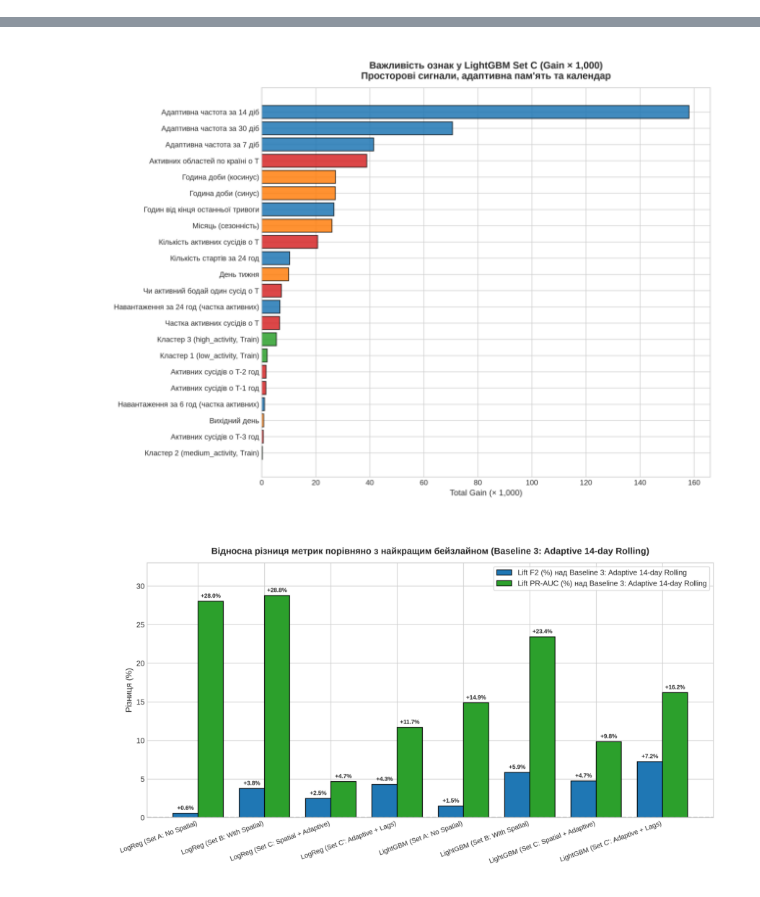
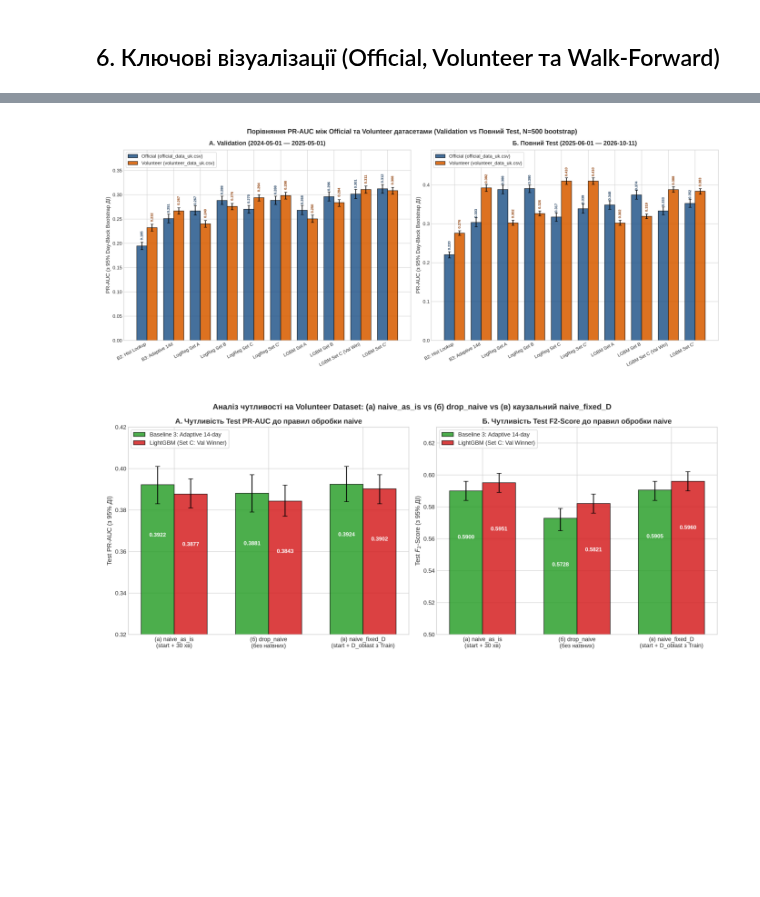
Before and after one commit to Yaroo-a/ukrainian-air-raid-sirens-analysis, a Jupyter notebook: notebooks/05_ml_forecasting_experiment.ipynb, the cells around one changed output, grey strips where cells are left out. Drawn from its saved outputs; the diff is of its cells as text; code cells hidden in the pictures; blank space fills up the shorter version.

```diff
--- a/notebooks/05_ml_forecasting_experiment.ipynb
+++ b/notebooks/05_ml_forecasting_experiment.ipynb
@@ -14,14 +16,26 @@ import matplotlib.pyplot as plt
 import matplotlib.image as mpimg
 from pathlib import Path
 
-reports_dir = Path("../reports/official")
-val_df = pd.read_csv(reports_dir / "ml_validation_benchmark.csv")
-test_df = pd.read_csv(reports_dir / "ml_models_benchmark.csv")
-pre_df = pd.read_csv(reports_dir / "ml_test_pre_aug2025_benchmark.csv")
-post_df = pd.read_csv(reports_dir / "ml_test_post_aug2025_benchmark.csv")
-rec_df = pd.read_csv(reports_dir / "ml_recent_60d_benchmark.csv")
-shift_df = pd.read_csv(reports_dir / "feature_shift_summary.csv")
-shift_sub_df = pd.read_csv(reports_dir / "feature_shift_test_subperiods.csv")
-imp_df = pd.read_csv(reports_dir / "feature_importance_lightgbm.csv")
-details = json.loads((reports_dir / "test_evaluation_details.json").read_text(encoding="utf-8"))
+off_dir = Path("../reports/official")
+vol_dir = Path("../reports/volunteer")
+comp_dir = Path("../reports/comparison")
+
+val_off = pd.read_csv(off_dir / "ml_validation_benchmark.csv")
+test_off = pd.read_csv(off_dir / "ml_models_benchmark.csv")
+pre_off = pd.read_csv(off_dir / "ml_test_pre_aug2025_benchmark.csv")
+post_off = pd.read_csv(off_dir / "ml_test_post_aug2025_benchmark.csv")
+rec_off = pd.read_csv(off_dir / "ml_recent_60d_benchmark.csv")
+
+val_vol = pd.read_csv(vol_dir / "volunteer_ml_validation_benchmark.csv")
+test_vol = pd.read_csv(vol_dir / "volunteer_ml_models_benchmark.csv")
+rec_vol = pd.read_csv(vol_dir / "volunteer_ml_recent_60d_benchmark.csv")
+sens_vol = pd.read_csv(vol_dir / "volunteer_naive_sensitivity.csv")
+
+wf_off_full = pd.read_csv(off_dir / "walk_forward_overall_benchmark.csv")
+wf_off_rec = pd.read_csv(off_dir / "walk_forward_recent_60d_benchmark.csv")
+wf_off_m = pd.read_csv(off_dir / "walk_forward_monthly_metrics.csv")
+
+wf_vol_full = pd.read_csv(vol_dir / "volunteer_walk_forward_overall_benchmark.csv")
+wf_vol_rec = pd.read_csv(vol_dir / "volunteer_walk_forward_recent_60d_benchmark.csv")
+wf_vol_m = pd.read_csv(vol_dir / "volunteer_walk_forward_monthly_metrics.csv")
 # %% [markdown]
@@ -225,8 +276,15 @@ display(pd.DataFrame(details["paired_day_bootstrap_500_recent_60d"]).T)
+# %% [markdown]
+## 6. Ключові візуалізації (Official, Volunteer та Walk-Forward)
 # %%
-display(imp_df)
-for fig_name in ["10_test_pr_curves_comparison.png", "11_feature_importance_lightgbm.png", "12_lift_over_baselines.png", "13_calibration_reliability_diagram.png"]:
-    fig, ax = plt.subplots(figsize=(12, 6))
-    ax.imshow(mpimg.imread(reports_dir / "figures" / fig_name))
+for fig_path in [
+    off_dir / "figures" / "10_test_pr_curves_comparison.png",
+    comp_dir / "figures" / "14_comparison_pr_auc_official_vs_volunteer.png",
+    comp_dir / "figures" / "18_volunteer_naive_sensitivity_comparison.png",
+    comp_dir / "figures" / "19_walk_forward_vs_static_comparison.png",
+]:
+    fig, ax = plt.subplots(figsize=(14, 8))
+    ax.imshow(mpimg.imread(fig_path))
     ax.axis("off")
+    plt.tight_layout()
     plt.show()
 # %% [output]
@@ -250,3 +291,3 @@ for fig_name in ["10_test_pr_curves_comparison.png", "11_feature_importance_ligh
 [figure]
-[figure, old version]
+[figure, new version]
-[figure, old version]
+[figure, new version]
```
Also changed, not shown: parts of 20 cells of this notebook, 5 other files.
